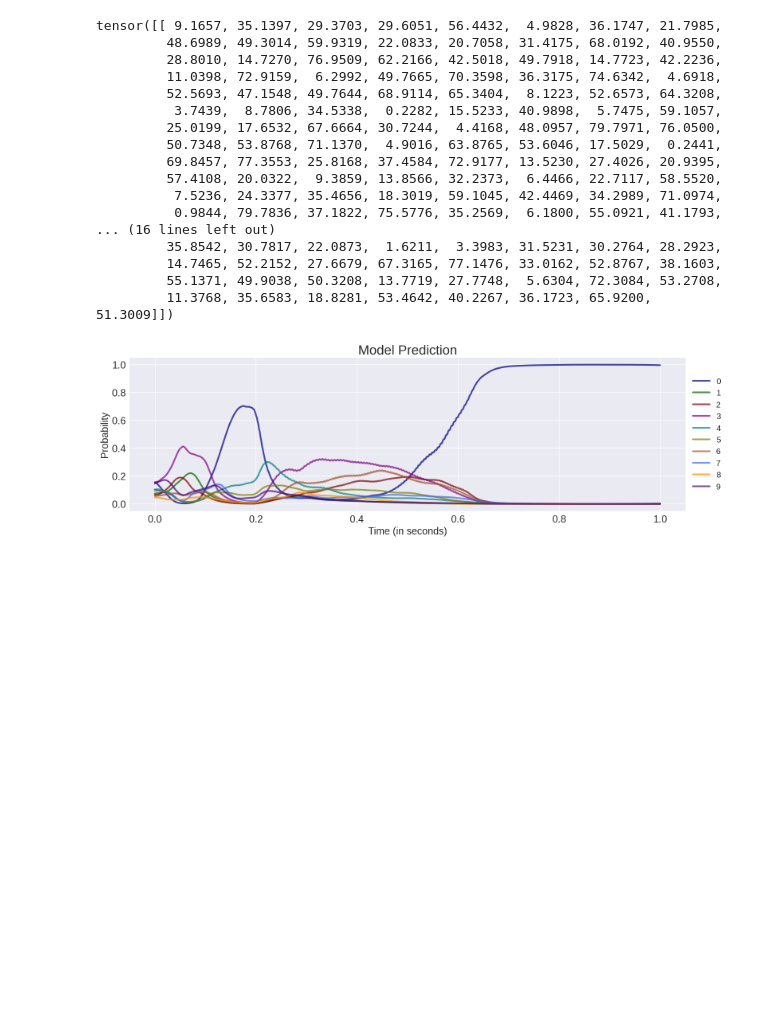
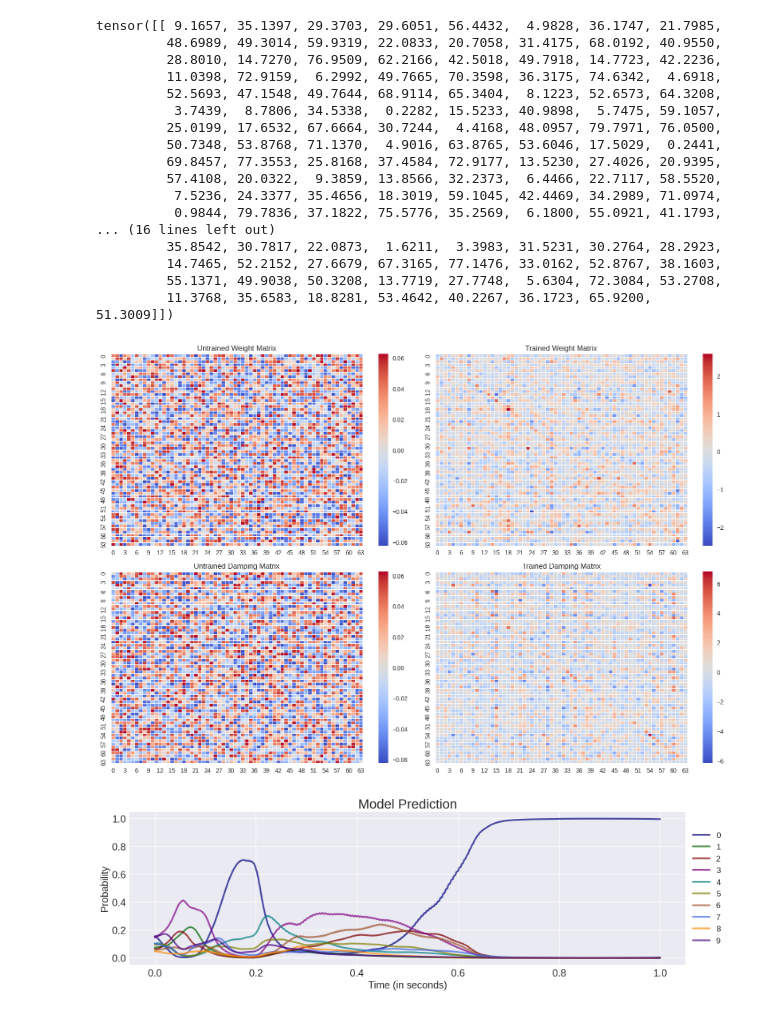
Before and after one commit to ganning127/imamlab-neural-oscillators, a Jupyter notebook: tutorial.ipynb, the cells around one changed output. Drawn from its saved outputs; the diff is of its cells as text; code cells hidden in the pictures; blank space fills up the shorter version.

Commit message:
add untrained model + code

```diff
--- a/tutorial.ipynb
+++ b/tutorial.ipynb
@@ -212,9 +211,51 @@ def load_model(network_path, params, gamma_tensor, epsilon_tensor, device):
 
     return model
 # %%
-model = load_model(network_path=network_path, params=params, gamma_tensor=gamma_tensor, epsilon_tensor=epsilon_tensor, device=device)
+untrained_model = load_model(network_path=network_path_untrained, params=params, gamma_tensor=gamma_tensor, epsilon_tensor=epsilon_tensor, device=device)
+trained_model = load_model(network_path=network_path_trained, params=params, gamma_tensor=gamma_tensor, epsilon_tensor=epsilon_tensor, device=device)
+
+untrained_model_weights = untrained_model.state_dict()
+trained_model_weights = trained_model.state_dict()
 # %%
-#look at model weights
+#LOAD MODEL WEIGHTS
+
+def load_model_weights(model):
+
+    #load model weights!
+    recurrent_weights = model["cell.R.weight"]
+    recurrent_velocity_weights = model["cell.F.weight"]
+
+    return recurrent_weights, recurrent_velocity_weights
+# %%
+# Visualize Model WEIGHTS
+fig, axes = plt.subplots(2, 2, figsize=(15, 10))
+
+untrained_weights, untrained_damping = load_model_weights(untrained_model_weights)
+trained_weights, trained_damping = load_model_weights(trained_model_weights)
+
+index_start, index_end = 0, 64
+# Plot the first heatmap on the left subplot
+sns.heatmap(untrained_weights[index_start:index_end, index_start:index_end], ax=axes[0,0], cmap='coolwarm', linewidth=0.5)
+axes[0,0].set_title('Untrained Weight Matrix')
+
+sns.heatmap(untrained_damping[index_start:index_end, index_start:index_end], ax=axes[1,0], cmap='coolwarm', linewidth=0.5)
+axes[1,0].set_title('Untrained Damping Matrix')
+
+
+# Plot the second heatmap on the right subplot
+sns.heatmap(trained_weights[index_start:index_end, index_start:index_end], ax=axes[0,1],cmap='coolwarm', linewidth=0.5)
+axes[0,1].set_title('Trained Weight Matrix')
+
+sns.heatmap(trained_damping[index_start:index_end, index_start:index_end], ax=axes[1,1],cmap='coolwarm', linewidth=0.5)
+axes[1,1].set_title('Trained Damping Matrix')
+
+# Adjust the spacing between subplots
+plt.tight_layout()
+
+# Display the plot
+plt.show()
+# %% [output]
+[figure, added]
 # %%
 #Feed the Model Speech!
 
```
Also changed, not shown: parts of 4 cells of this notebook, 1 other file.
